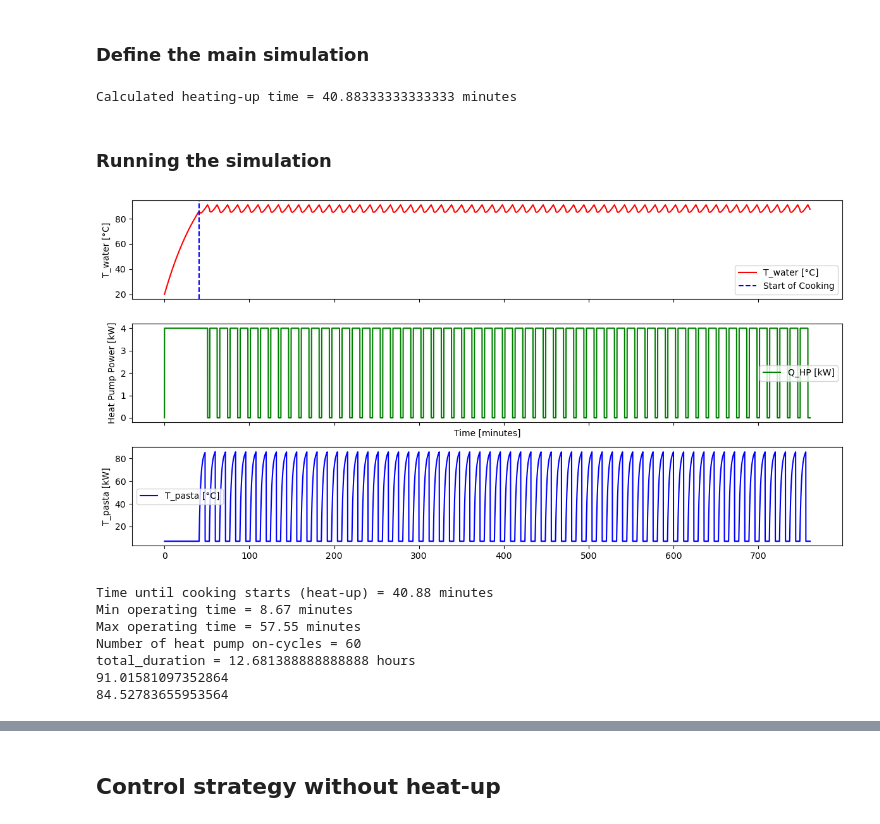
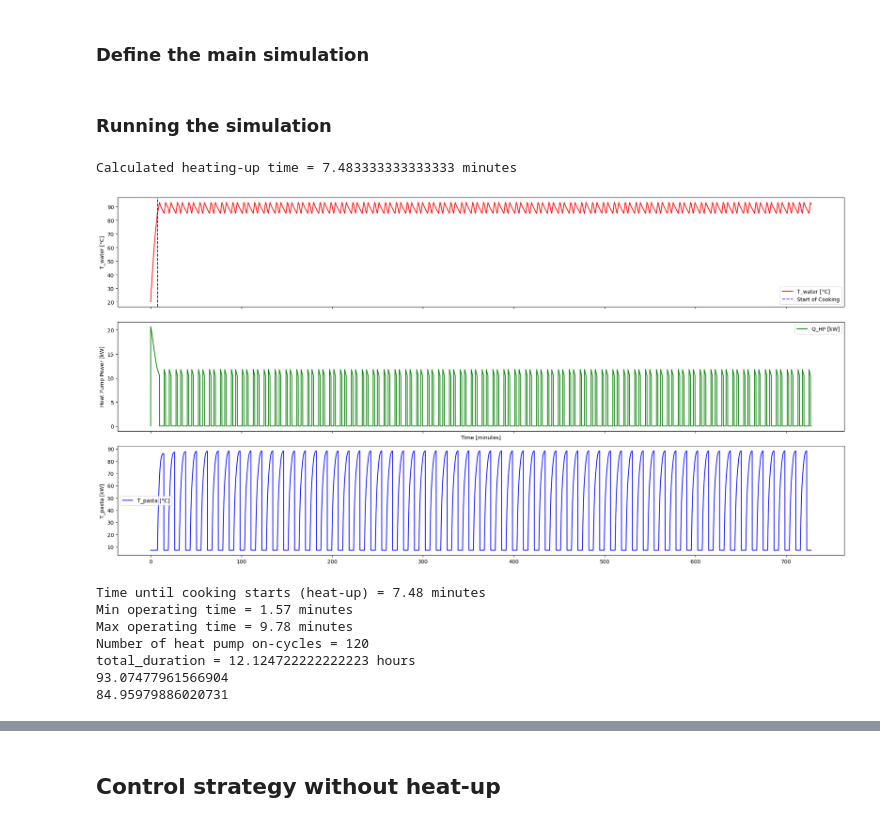
Before and after one commit to ahaeseli/SHC_project, a Jupyter notebook: control_strategy.ipynb, the cells around one changed output, grey strips where cells are left out. Cells and saved outputs as stored; diff of their text form; code cells hidden in the pictures.

```diff
--- a/control_strategy.ipynb
+++ b/control_strategy.ipynb
@@ -20,8 +205,8 @@ Q_hp_W = 4000   # W
 
 T_env = 20      # °C
 T_pasta_0 = 7        # °C
-T_WP_on = 86      # °C
-T_WP_off = 91     # °C
+T_WP_on = 85   # °C
+T_WP_off = 93    # °C
 rho_water = 997.     # kg/m3
 
 # --- Dimensions of the water tank ---
@@ -70,7 +255,7 @@ def calc_HP(T, T_on, T_off, op_times):
 
     if WP == 1:
         time += 1
-        return Q_hp_W
+        return get_heat_from_fit(T) * 1000
     else:
         return 0
 # %% [markdown]
@@ -132,23 +319,23 @@ def T_water_and_pasta_with_heatup(T_WP_on, T_WP_off, V_store, duration_s, op_tim
 
     return t, Q_WPs, T_water, T_pasta, pasta_schedule_start_index
-# %%
-# --- Step 1: Preliminary simulation to find heating-up time only ---
-prelim_duration = 3 * 60 * 60  # simulate up to 3 hours for safety
-op_times_prelim = []
-
-# Run preliminary sim just to get heat-up time
-_, _, T_water_prelim, _, prelim_start_index = T_water_and_pasta_with_heatup(
-    T_WP_on, T_WP_off, V_water, prelim_duration, op_times_prelim, m_water, m_pasta)
-
-if prelim_start_index is None:
-    raise RuntimeError("Cooking schedule never started. Increase preliminary duration or check parameters.")
-
-heating_up_time = prelim_start_index  # in seconds
-print("Calculated heating-up time =", heating_up_time / 60, "minutes")
-# %% [output]
-Calculated heating-up time = 40.88333333333333 minutes
 # %% [markdown]
 ### Running the simulation
+# %%
+# --- Step 1: Preliminary simulation to find heating-up time only ---
+prelim_duration = 3 * 60 * 60  # simulate up to 3 hours for safety
+op_times_prelim = []
+
+# Run preliminary sim just to get heat-up time
+_, _, T_water_prelim, _, prelim_start_index,  = T_water_and_pasta_with_heatup(
+    T_WP_on, T_WP_off, V_water, prelim_duration, op_times_prelim, m_water, m_pasta)
+
+if prelim_start_index is None:
+    raise RuntimeError("Cooking schedule never started. Increase preliminary duration or check parameters.")
+
+heating_up_time = prelim_start_index  # in seconds
+print("Calculated heating-up time =", heating_up_time / 60, "minutes")
+# %% [output]
+Calculated heating-up time = 7.483333333333333 minutes
 # %%
 duration_seconds = heating_up_time + 12 * 60 * 60  # 12 hours
 op_times = []
@@ -156,46 +343,53 @@ t, Q_WPs, T_water, T_pasta, start_index = T_water_and_pasta_with_heatup(
     T_WP_on, T_WP_off, V_water, duration_seconds, op_times, m_water,m_pasta)
 
 # --- Plot results ---
-fig, (ax1, ax2, ax3) = plt.subplots(3, sharex=True, figsize=(12, 6))
+fig, (ax1, ax2, ax3) = plt.subplots(3, sharex=True, figsize=(20, 10))
 ax1.plot(t / 60, T_water, 'r-', label='T_water [°C]')
 if start_index:
     ax1.axvline(t[start_index] / 60, color='blue', linestyle='--', label='Start of Cooking')
 ax1.set_ylabel('T_water [°C]')
 ax1.legend()
 ax2.plot(t / 60, Q_WPs / 1000, 'g-', label='Q_HP [kW]')
 ax2.set_xlabel('Time [minutes]')
 ax2.set_ylabel('Heat Pump Power [kW]')
 ax2.legend()
 ax3.plot(t / 60, T_pasta, 'b-', label='T_pasta [°C]')
 ax3.set_ylabel('T_pasta [kW]')
 ax3.legend()
+
+"""
+ax4.plot(t / 60, Q_pasta / 1000, 'g-', label='Q_HP [kW]')
+ax4.set_xlabel('Time [minutes]')
+ax4.set_ylabel('Heat Pump Power [kW]')
+ax4.legend()
+"""
 
 plt.tight_layout()
 plt.show()
 
 # --- Compute and show summary ---
 min_op = round(min(op_times) / 60., 2) if op_times else 0
 max_op = round(max(op_times) / 60., 2) if op_times else 0
 num_cycles = len(op_times)
 heatup_time_min = round(t[start_index] / 60, 2) if start_index else "N/A"
 total_duration = duration_seconds / 60 / 60
 
 print("Time until cooking starts (heat-up) =", heatup_time_min, "minutes")
 print("Min operating time =", min_op, "minutes")
 print("Max operating time =", max_op, "minutes")
 print("Number of heat pump on-cycles =", num_cycles)
 print("total_duration =", total_duration, "hours")
 print(max(T_water[heating_up_time:]))
 print(min(T_water[heating_up_time:]))
 # %% [output]
-[figure, old version]
+[figure, new version]
-Time until cooking starts (heat-up) = 40.88 minutes
-Min operating time = 8.67 minutes
-Max operating time = 57.55 minutes
-Number of heat pump on-cycles = 60
-total_duration = 12.681388888888888 hours
-91.01581097352864
-84.52783655953564
+Time until cooking starts (heat-up) = 7.48 minutes
+Min operating time = 1.57 minutes
+Max operating time = 9.78 minutes
+Number of heat pump on-cycles = 120
+total_duration = 12.124722222222223 hours
+93.07477961566904
+84.95979886020731
 # %%
 plt.figure(figsize=(24,7))
 plt.plot(t / 60, T_pasta, 'b-', label='T_pasta [°C]')
```
Also changed, not shown: parts of 10 cells of this notebook, 3 other files.
